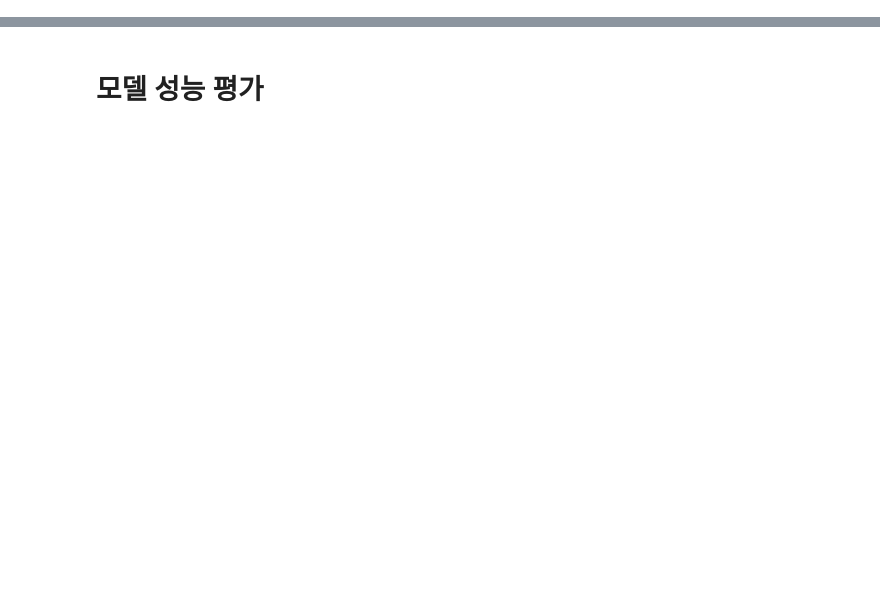
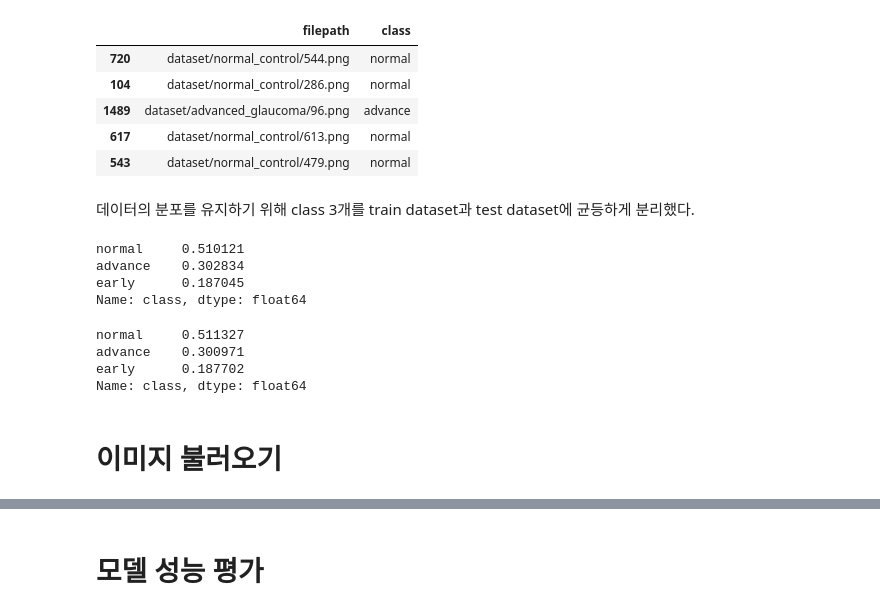
Before and after one commit to Tieck-IT/Study, a Jupyter notebook: paper/glaucoma_dectetion.ipynb, the cells around one changed output, grey strips where cells are left out. Saved outputs shown, nothing was run; the diff lists cells and outputs as text; code cells hidden in the pictures; blank space fills up the shorter version.

```diff
--- a/paper/glaucoma_dectetion.ipynb
+++ b/paper/glaucoma_dectetion.ipynb
@@ -198,0 +149,3 @@ _________________________________________________________________
+# %%
+from sklearn.model_selection import train_test_split
+path_X_train,path_X_test, y_train, y_test = train_test_split( path_df["filepath"],path_df["class"], test_size=0.3,stratify = path_df["class"]) # 전체 데이터의 30%를 test set으로 분할
@@ -198,0 +155,3 @@ _________________________________________________________________
+# %%
+Test_path_df = pd.DataFrame(path_X_test)
+Test_path_df["class"] = y_test
@@ -198,0 +162,27 @@ _________________________________________________________________
+# %%
+Test_path_df.head()
+# %% [output]
+|  | filepath | class |
+| 720 | dataset/normal_control/544.png | normal |
+| 104 | dataset/normal_control/286.png | normal |
+| 1489 | dataset/advanced_glaucoma/96.png | advance |
+| 617 | dataset/normal_control/613.png | normal |
+| 543 | dataset/normal_control/479.png | normal |
+# %% [markdown]
+데이터의 분포를 유지하기 위해 class 3개를 train dataset과 test dataset에 균등하게 분리했다.
+# %%
+y_train.value_counts() / sum(y_train.value_counts())
+# %% [output]
+normal     0.510121
+advance    0.302834
+early      0.187045
+Name: class, dtype: float64
+# %%
+y_test.value_counts() / sum(y_test.value_counts())
+# %% [output]
+normal     0.511327
+advance    0.300971
+early      0.187702
+Name: class, dtype: float64
+# %% [markdown]
+# 이미지 불러오기
```
Also changed, not shown: parts of 52 cells of this notebook.
